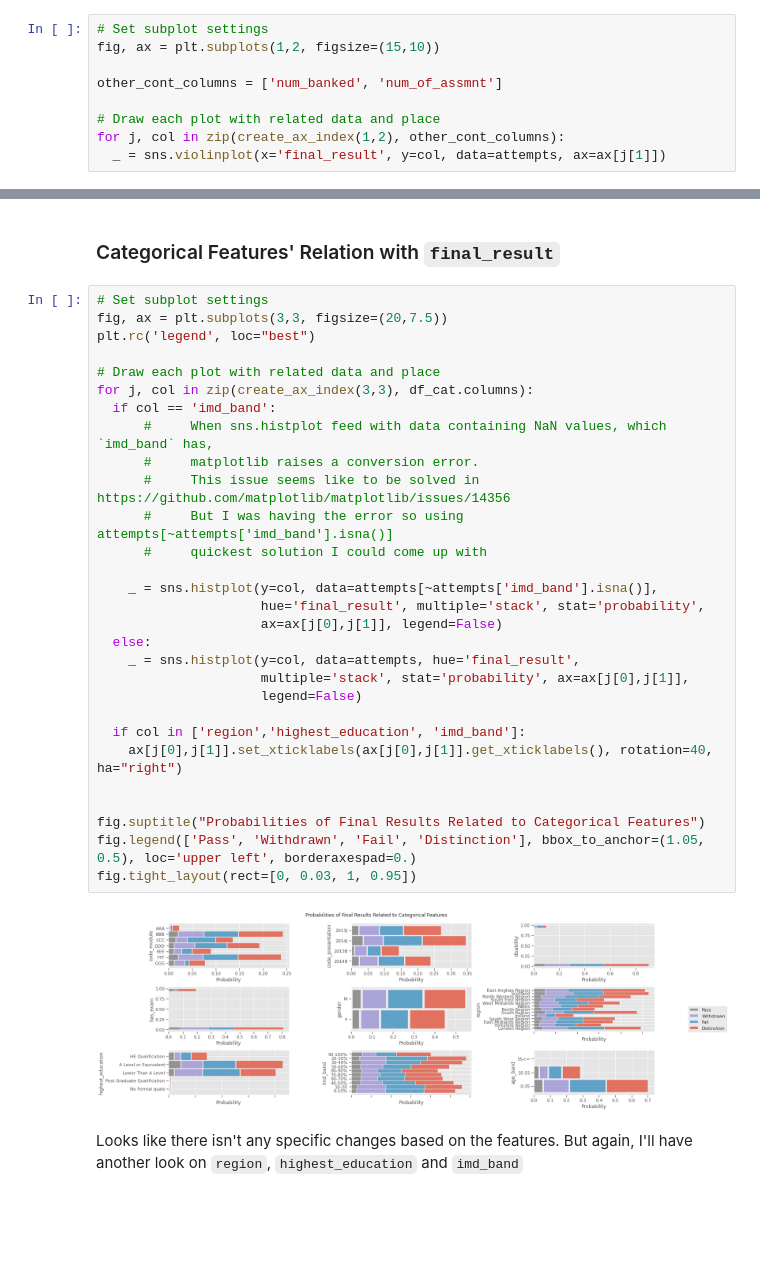
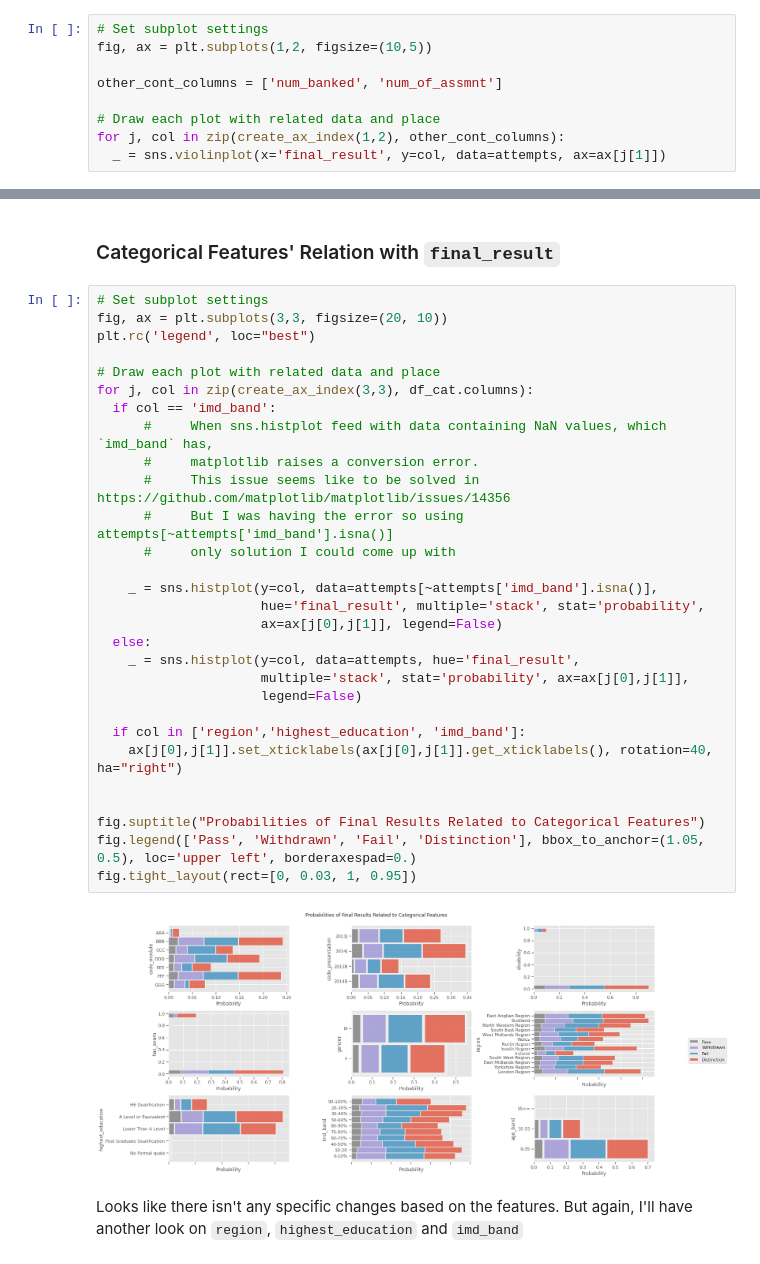
Before and after one commit to tevfikcagridural/student-success, a Jupyter notebook: Exploratory_Data_Analysis.ipynb, the cells around one changed output, grey strips where cells are left out. Cells and saved outputs as stored; diff of their text form; blank space fills up the shorter version.

```diff
--- a/Exploratory_Data_Analysis.ipynb
+++ b/Exploratory_Data_Analysis.ipynb
@@ -520,7 +522,7 @@ fig.tight_layout()
 ### Other Continious Feature's Relation With Final Result
 # %%
 # Set subplot settings
-fig, ax = plt.subplots(1,2, figsize=(15,10))
+fig, ax = plt.subplots(1,2, figsize=(10,5))
 
 other_cont_columns = ['num_banked', 'num_of_assmnt']
 
@@ -535,35 +537,35 @@ Number of banked assginments does not provide much information. So it will not b
 ### Categorical Features' Relation with `final_result`
 # %%
 # Set subplot settings
-fig, ax = plt.subplots(3,3, figsize=(20,7.5))
+fig, ax = plt.subplots(3,3, figsize=(20, 10))
 plt.rc('legend', loc="best")
 
 # Draw each plot with related data and place
 for j, col in zip(create_ax_index(3,3), df_cat.columns):
   if col == 'imd_band':
       #     When sns.histplot feed with data containing NaN values, which `imd_band` has,
       #     matplotlib raises a conversion error.
       #     This issue seems like to be solved in https://github.com/matplotlib/matplotlib/issues/14356
       #     But I was having the error so using attempts[~attempts['imd_band'].isna()]
-      #     quickest solution I could come up with
+      #     only solution I could come up with
 
     _ = sns.histplot(y=col, data=attempts[~attempts['imd_band'].isna()],
                      hue='final_result', multiple='stack', stat='probability',
                      ax=ax[j[0],j[1]], legend=False)
   else:
     _ = sns.histplot(y=col, data=attempts, hue='final_result',
                      multiple='stack', stat='probability', ax=ax[j[0],j[1]],
                      legend=False)
 
   if col in ['region','highest_education', 'imd_band']:
     ax[j[0],j[1]].set_xticklabels(ax[j[0],j[1]].get_xticklabels(), rotation=40, ha="right")
 
 
 fig.suptitle("Probabilities of Final Results Related to Categorical Features")
 fig.legend(['Pass', 'Withdrawn', 'Fail', 'Distinction'], bbox_to_anchor=(1.05, 0.5), loc='upper left', borderaxespad=0.)
 fig.tight_layout(rect=[0, 0.03, 1, 0.95])
 # %% [output]
-[figure, old version]
+[figure, new version]
 # %% [markdown]
 Looks like there isn't any specific changes based on the features. But again, I'll have another look on `region`, `highest_education` and `imd_band`
 # %%
```
Also changed, not shown: parts of 7 cells of this notebook.
